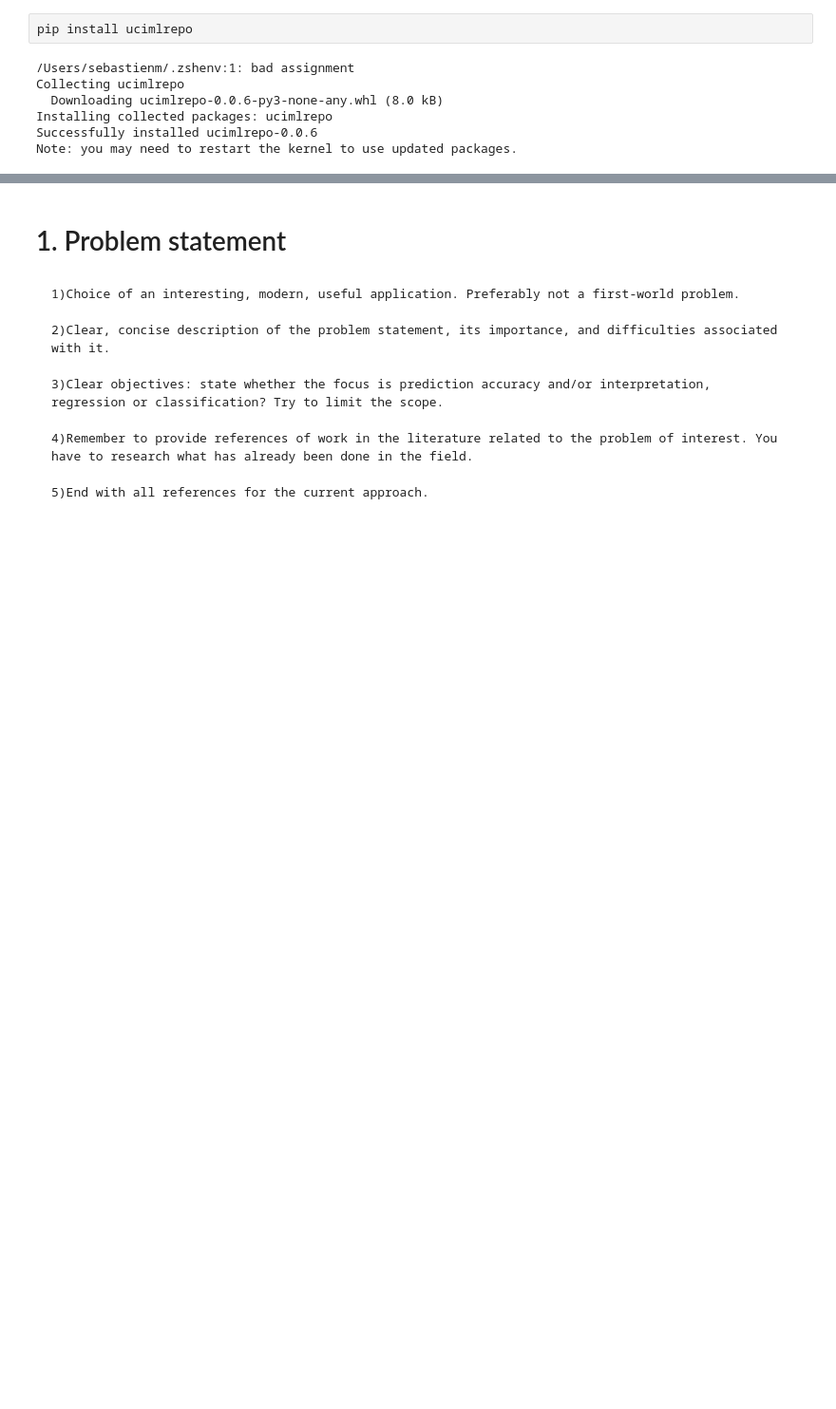
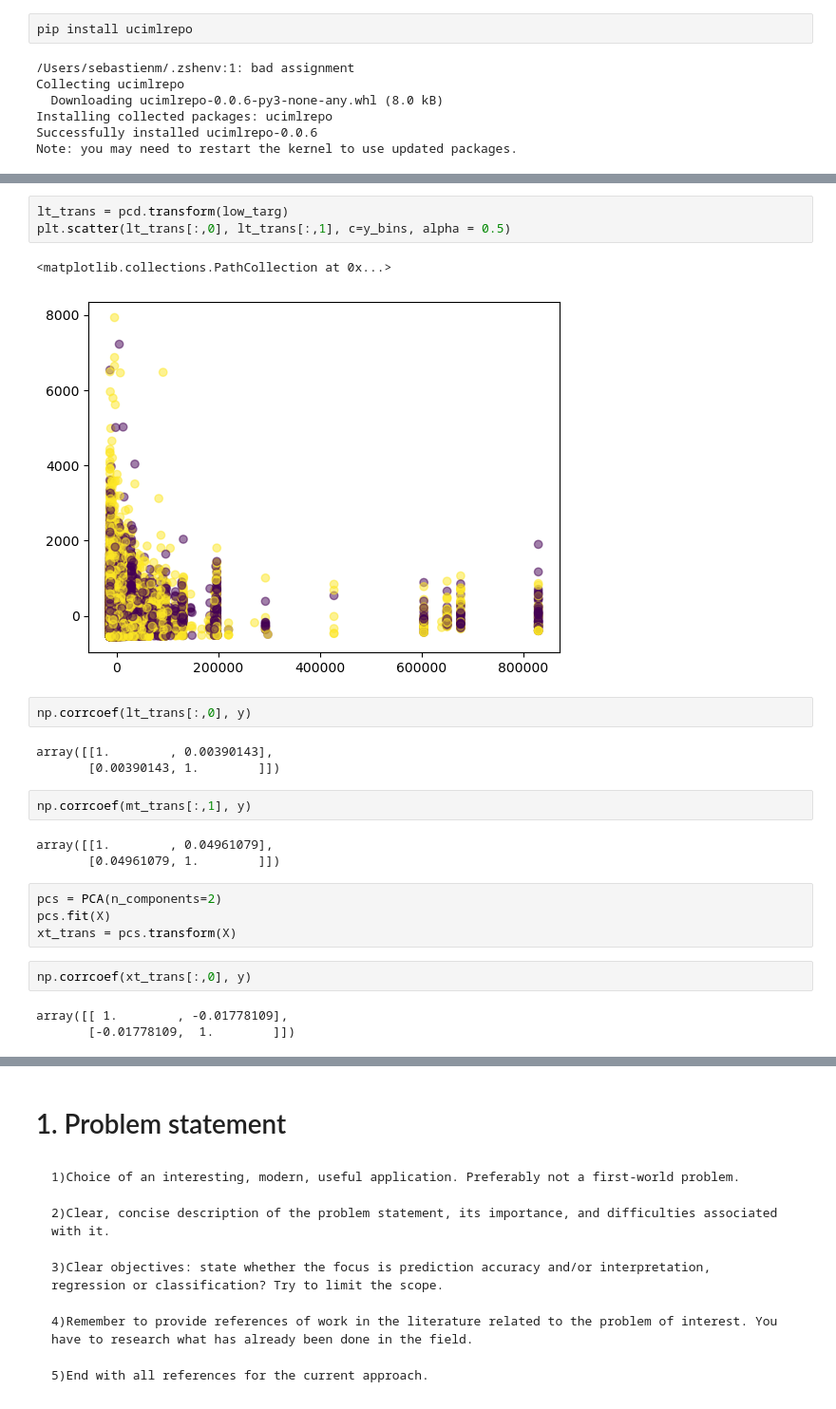
Before and after one commit to SebastienMeniere/Data-Science-A1, a Jupyter notebook: A1_project.ipynb, the cells around one changed output, grey strips where cells are left out. Shown at 95% size. Saved outputs shown, nothing was run; the diff lists cells and outputs as text; blank space fills up the shorter version.

```diff
--- a/A1_project.ipynb
+++ b/A1_project.ipynb
@@ -15,0 +114,25 @@ data =(pd.read_csv("OnlineNewsPopularity/OnlineNewsPopularity.csv"))
+# %%
+lt_trans = pcd.transform(low_targ)
+plt.scatter(lt_trans[:,0], lt_trans[:,1], c=y_bins, alpha = 0.5)
+# %% [output]
+<matplotlib.collections.PathCollection at 0x...>
+[figure, added]
+# %%
+np.corrcoef(lt_trans[:,0], y)
+# %% [output]
+array([[1.        , 0.00390143],
+       [0.00390143, 1.        ]])
+# %%
+np.corrcoef(mt_trans[:,1], y)
+# %% [output]
+array([[1.        , 0.04961079],
+       [0.04961079, 1.        ]])
+# %%
+pcs = PCA(n_components=2)
+pcs.fit(X)
+xt_trans = pcs.transform(X)
+# %%
+np.corrcoef(xt_trans[:,0], y)
+# %% [output]
+array([[ 1.        , -0.01778109],
+       [-0.01778109,  1.        ]])
```
Also changed, not shown: parts of 18 cells of this notebook, 1 other file.
